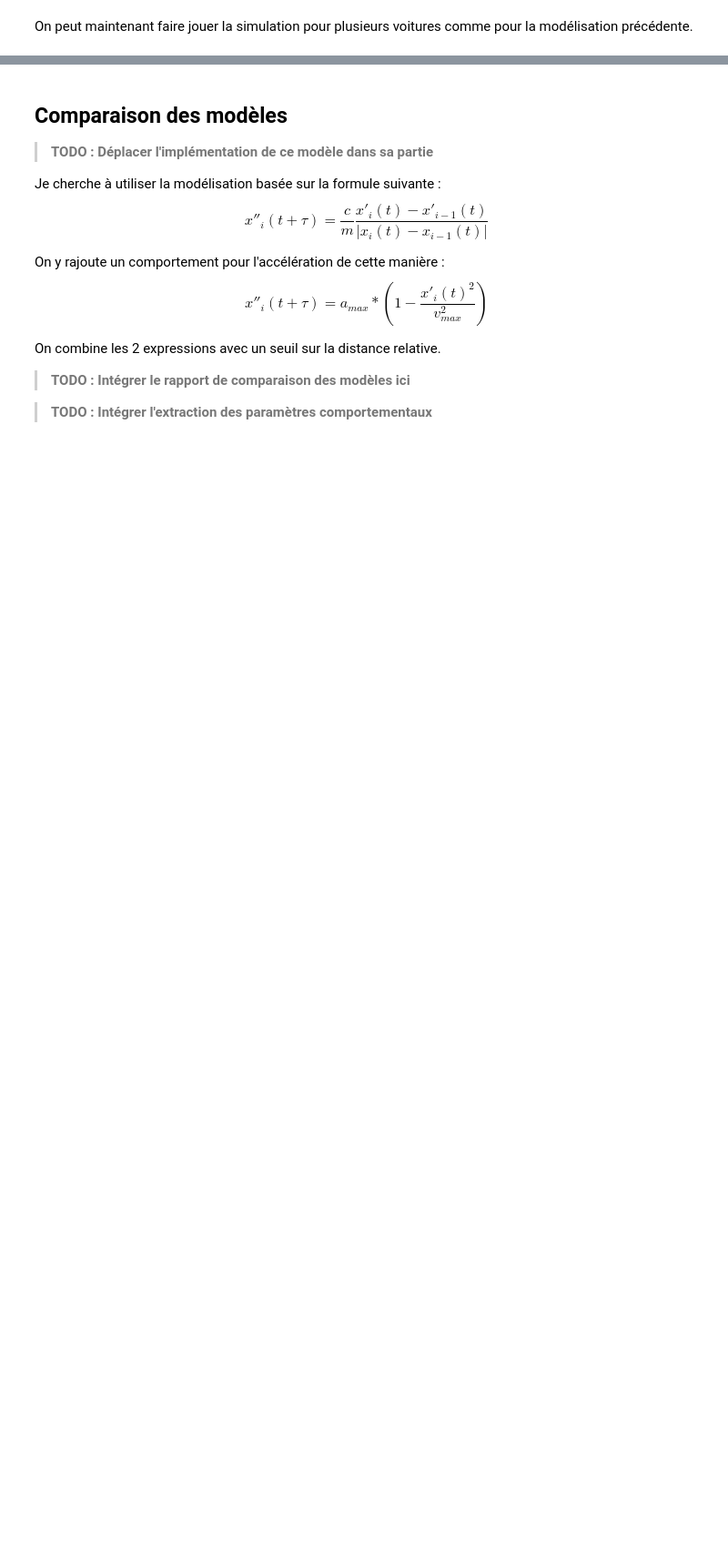
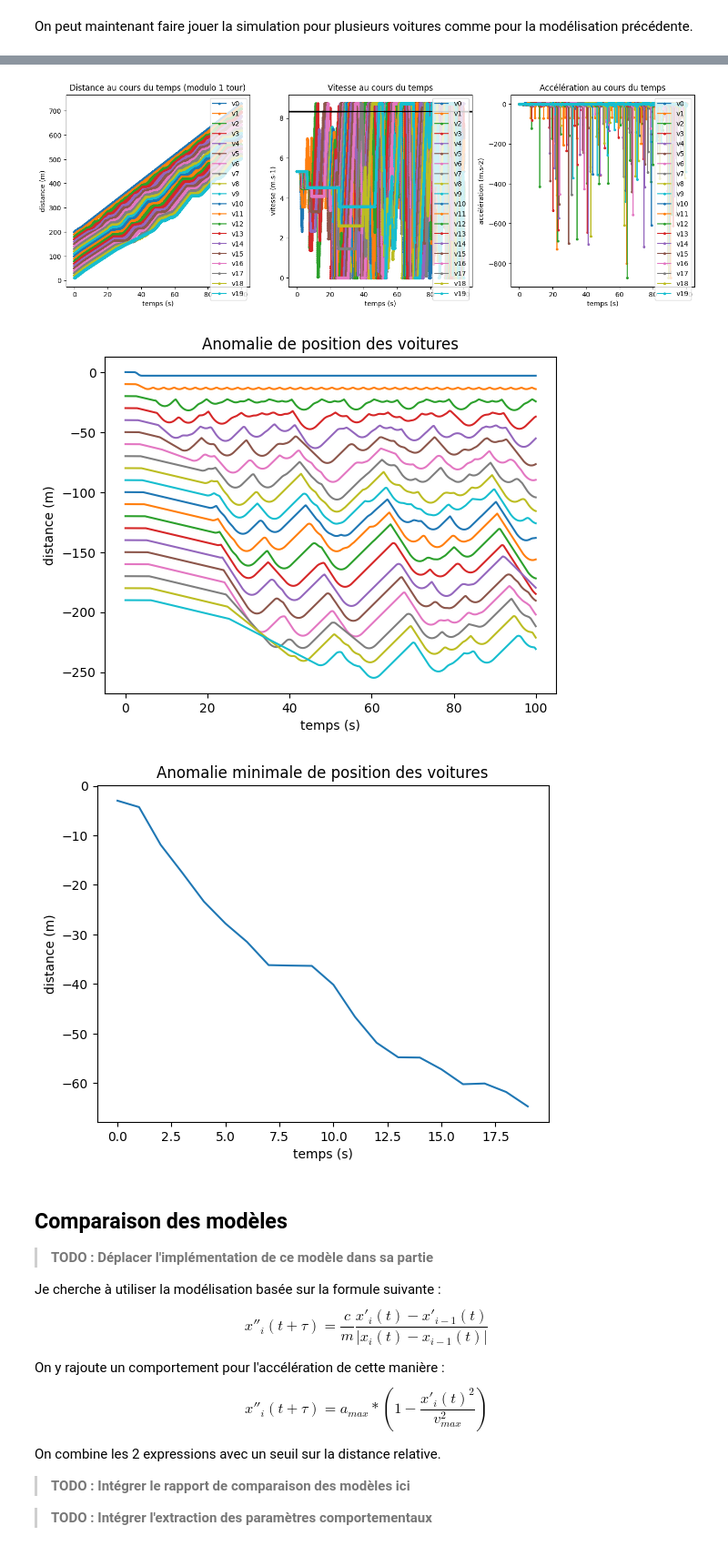
Before and after one commit to ThibautLavenant/phyMod_miniproject, a Jupyter notebook: MiniProject.ipynb, the cells around one changed output, grey strips where cells are left out. Shown at 91% size. Drawn from its saved outputs; the diff is of its cells as text; code cells hidden in the pictures; blank space fills up the shorter version.

```diff
--- a/MiniProject.ipynb
+++ b/MiniProject.ipynb
@@ -896,3 +920,73 @@ plt.show()
+# %%
+def getMultipleCarKinematics(l_t, nbCar, l_getCarAccel, v_ini, reacTime):
+    '''
+    Donne la position de la voiture à partir d'une liste d'instants (en secondes)
+        - nbCar le nombre de voitures à simuler
+        - l_getCarAccel donne l'accélération choisie en fonction des paramètres pour chaque voiture
+        - v_ini est le vecteur d'initialisation de la position et de la vitesse de chaque voiture
+        - reacTime est le temps de réaction des usagers
+
+    Attention, pour que l'algorithme de décision fonctionne au mieux, il faut fournir en premier la voiture de tête puis dans l'ordre décroissant de position
+
+    retourne un tableau numpy 3D. La première dimension identifie la voiture. La seconde dimention nous donne :
+        - en indice 0 le tableau des positions
+        - en indice 1 le tableau des vitesses
+        - en indice 2 le tableau des accélérations
+    La troisième dimension est le temps.
+    '''
+    retVal = np.empty((nbCar, 3, reacTime + len(l_t)))
+
+    # Conditions initiales
+    for i in range(reacTime+1) :
+        retVal[:, 0:2, i] = v_ini
+    delta_t = l_t[1] - l_t[0]
+
+    # On utilise une approche instant par instant pour que la voiture puisse réagir à la situation présentée
+    for i in range(reacTime, reacTime + len(l_t)) :
+        for carNum in range(nbCar) :
+            # On intègre par la méthodes des rectangles à droite et des trapèzes
+            if (i > reacTime) :
+                # Max avec 0 pour assurer une vitesse positive ou nule
+                retVal[carNum, 1, i] = max(0, retVal[carNum, 1, i-1] + retVal[carNum, 2, i-1] * delta_t)
+                retVal[carNum, 0, i] = retVal[carNum, 0, i-1] + (retVal[carNum, 1, i] + retVal[carNum, 1, i-1]) * delta_t / 2
+
+            # On calcule la réaction du conducteur à ces conditions
+            retVal[carNum, 2, i] = l_getCarAccel[carNum](l_t[i-reacTime], delta_t, retVal[:, :, :i+1-reacTime], carNum)
+    return retVal[:,:,reacTime:]
+
+# On affiche la nouvelle cinématique
+np_times = np.arange(0, 100, 0.01) # en secondes
+nbCar = 20
+reacTime = 20
+initV = np.empty((nbCar, 2))
+l_algo = [algo_leadingCar if i == 0 else algo_simpleCar for i in range(nbCar)]
+for i in range(nbCar):
+    initV[i, :] = [(nbCar - i)*distanceMin,maxSpeed-3]
+np_carKinematics = getMultipleCarKinematics(np_times, nbCar, l_algo, initV, reacTime)
+showCarKinematics(np_carKinematics, trackLen, maxSpeed)
+
+# On affiche la distance séparant les voitures
+firstCarExpectedKinematic = initV[0,0] + initV[0,1]*np_times
+for i in range(nbCar):
+    plt.plot(np_times, np_carKinematics[i, 0, :] - firstCarExpectedKinematic)
+plt.title("Anomalie de position des voitures")
+plt.xlabel('temps (s)')
+plt.ylabel('distance (m)')
+plt.show()
+
+# On affiche la distance séparant les voitures
+minPosError = np.empty(nbCar)
+for i in range(nbCar):
+    minPosError[i] = min(np_carKinematics[i, 0, :] - (initV[i,0] + initV[i,1]*np_times))
+plt.plot(range(nbCar), minPosError)
+plt.title("Anomalie minimale de position des voitures")
+plt.xlabel('temps (s)')
+plt.ylabel('distance (m)')
+plt.show()
+# %% [output]
+[figure, added]
+[figure, added]
+[figure, added]
 # %% [markdown]
 ## Comparaison des modèles
 
```
Also changed, not shown: parts of 4 cells of this notebook.
